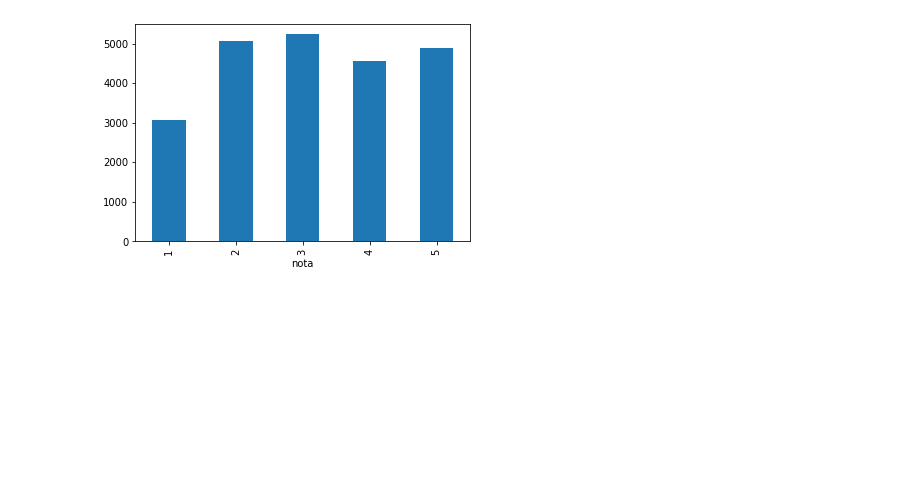
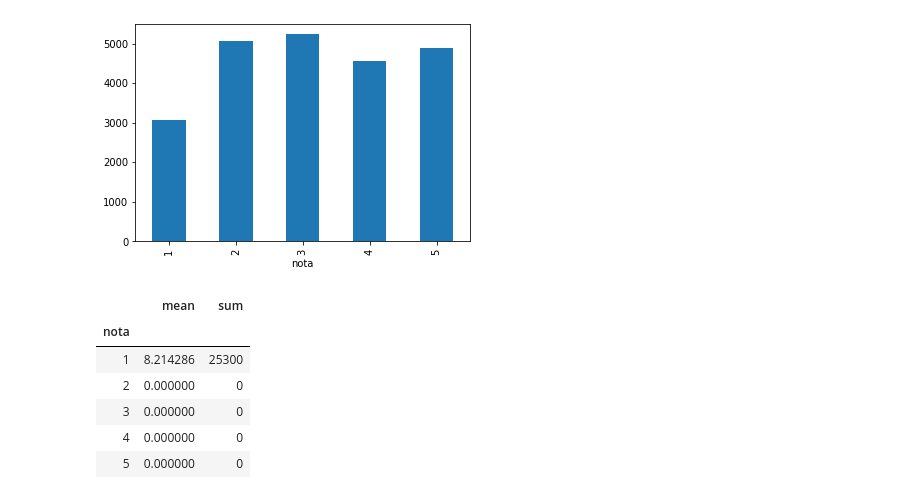
Before and after one commit to brunaolivc/DATA_MASTER, a Jupyter notebook: DM_prep.ipynb, the cells around one changed output. Cells and saved outputs as stored; diff of their text form; code cells hidden in the pictures; blank space fills up the shorter version.

```diff
--- a/DM_prep.ipynb
+++ b/DM_prep.ipynb
@@ -944,3 +945,23 @@ notas_teste.sort_values(['nota']).groupby(['nota']).size().plot.bar()
 # %% [output]
 <matplotlib.axes._subplots.AxesSubplot at 0x...>
 [figure]
+# %%
+conditions = [
+                ((notas_teste['nota'] == 1) & (notas_teste['TARGET'] == 1)),
+                ((notas_teste['nota'] == 1) & (notas_teste['TARGET'] == 0)),
+                (notas_teste['nota'] == 0)
+            ]
+
+values = [100,-10, 0]
+
+notas_teste['lucro'] = np.select(conditions, values)
+
+notas_teste.groupby(['nota']).agg(['mean','sum'])['lucro']
+# %% [output]
+|  | mean | sum |
+| nota |  |  |
+| 1 | 8.214286 | 25300 |
+| 2 | 0.000000 | 0 |
+| 3 | 0.000000 | 0 |
+| 4 | 0.000000 | 0 |
+| 5 | 0.000000 | 0 |
```
Also changed, not shown: parts of 1 cell of this notebook.
